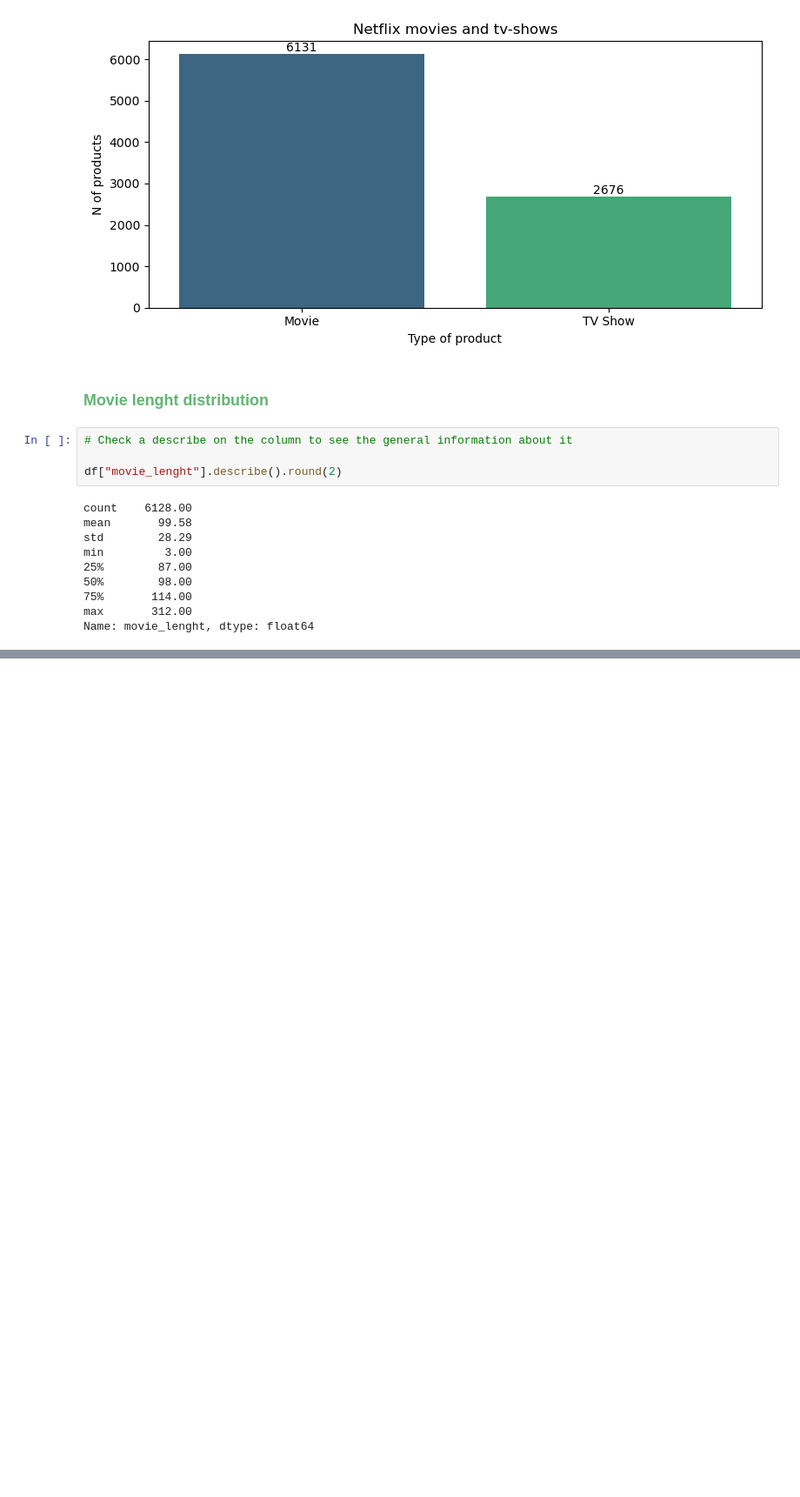
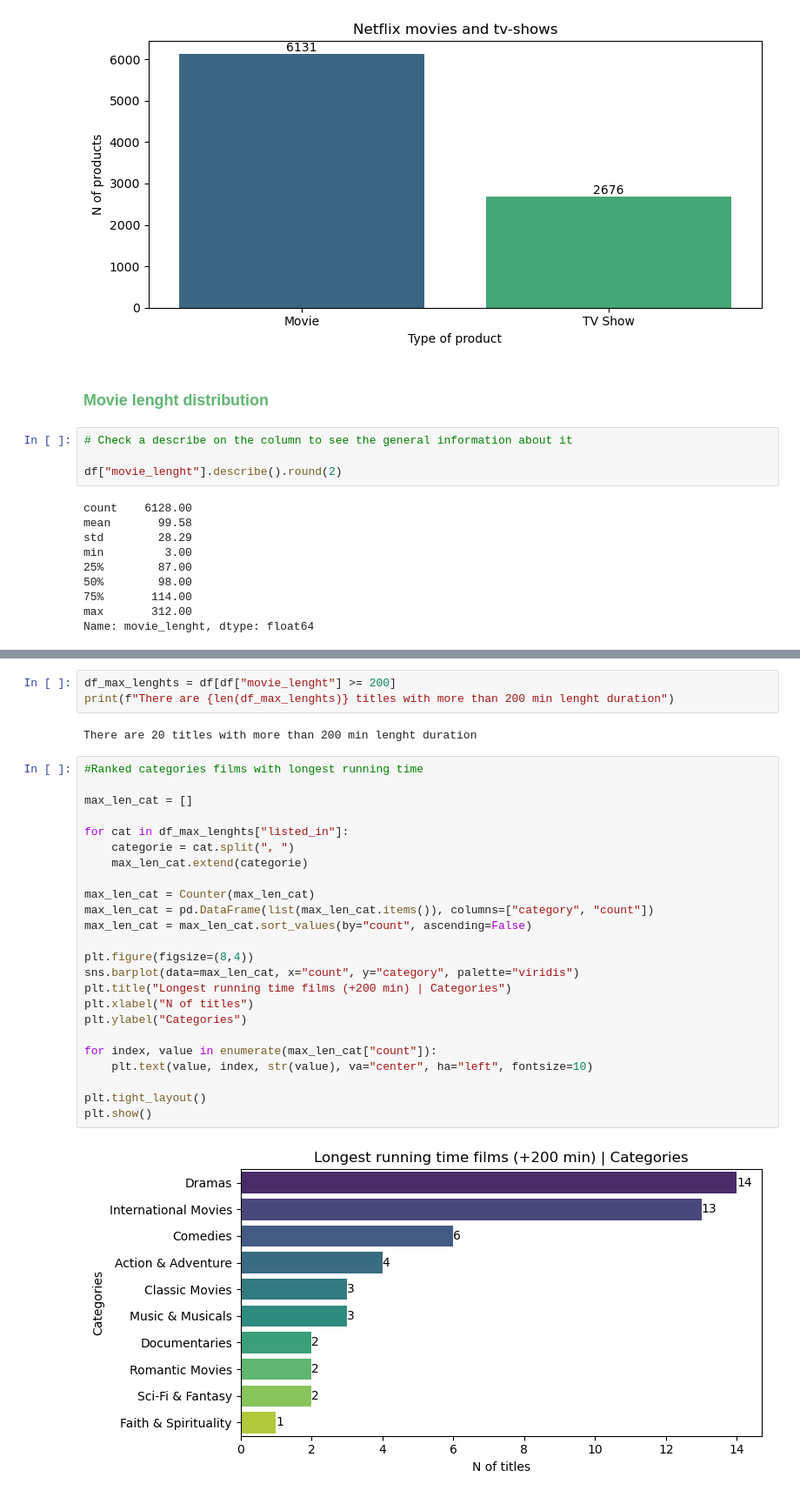
Before and after one commit to TonioDominguez/Netflix_mood_recommender, a Jupyter notebook: Prepro_netflix_rec.ipynb, the cells around one changed output, grey strips where cells are left out. Shown at 87% size. Cells and saved outputs as stored; diff of their text form; blank space fills up the shorter version.

```diff
--- a/Prepro_netflix_rec.ipynb
+++ b/Prepro_netflix_rec.ipynb
@@ -523,0 +556,31 @@ Name: movie_lenght, dtype: float64
+# %%
+df_max_lenghts = df[df["movie_lenght"] >= 200]
+print(f"There are {len(df_max_lenghts)} titles with more than 200 min lenght duration")
+# %% [output]
+There are 20 titles with more than 200 min lenght duration
+# %%
+#Ranked categories films with longest running time
+
+max_len_cat = []
+
+for cat in df_max_lenghts["listed_in"]:
+    categorie = cat.split(", ")
+    max_len_cat.extend(categorie)
+
+max_len_cat = Counter(max_len_cat)
+max_len_cat = pd.DataFrame(list(max_len_cat.items()), columns=["category", "count"])
+max_len_cat = max_len_cat.sort_values(by="count", ascending=False)
+
+plt.figure(figsize=(8,4))
+sns.barplot(data=max_len_cat, x="count", y="category", palette="viridis")
+plt.title("Longest running time films (+200 min) | Categories")
+plt.xlabel("N of titles")
+plt.ylabel("Categories")
+
+for index, value in enumerate(max_len_cat["count"]):
+    plt.text(value, index, str(value), va="center", ha="left", fontsize=10)
+
+plt.tight_layout()
+plt.show()
+# %% [output]
+[figure, added]
```
Also changed, not shown: parts of 10 cells of this notebook.
